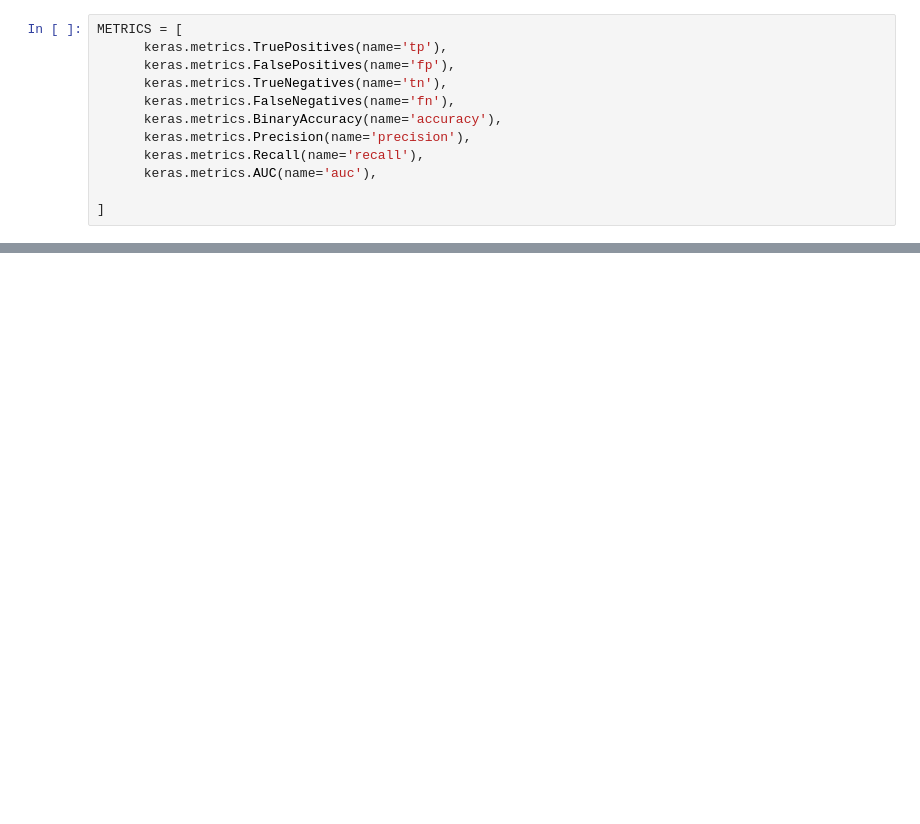
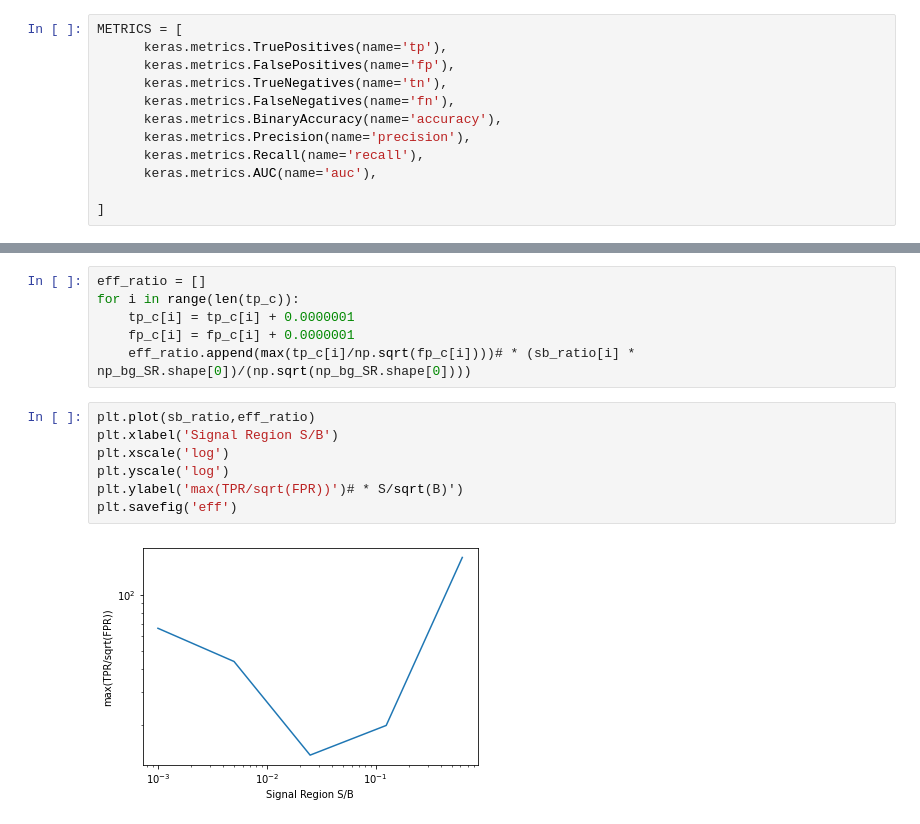
Before and after one commit to hmyin516/AnomalyDetection, a Jupyter notebook: DijetGAN/classifier.ipynb, the cells around one changed output, grey strips where cells are left out. Cells and saved outputs as stored; diff of their text form; blank space fills up the shorter version.

```diff
--- a/DijetGAN/classifier.ipynb
+++ b/DijetGAN/classifier.ipynb
@@ -514,0 +383,15 @@ array([1.5259795 , 0.52597946, 0.5259623 , ..., 0.26285934, 0.25545588,
+# %%
+eff_ratio = []
+for i in range(len(tp_c)):
+    tp_c[i] = tp_c[i] + 0.0000001
+    fp_c[i] = fp_c[i] + 0.0000001
+    eff_ratio.append(max(tp_c[i]/np.sqrt(fp_c[i])))# * (sb_ratio[i] * np_bg_SR.shape[0])/(np.sqrt(np_bg_SR.shape[0])))
+# %%
+plt.plot(sb_ratio,eff_ratio)
+plt.xlabel('Signal Region S/B')
+plt.xscale('log')
+plt.yscale('log')
+plt.ylabel('max(TPR/sqrt(FPR))')# * S/sqrt(B)')
+plt.savefig('eff')
+# %% [output]
+[figure, added]
```
Also changed, not shown: parts of 79 cells of this notebook.
